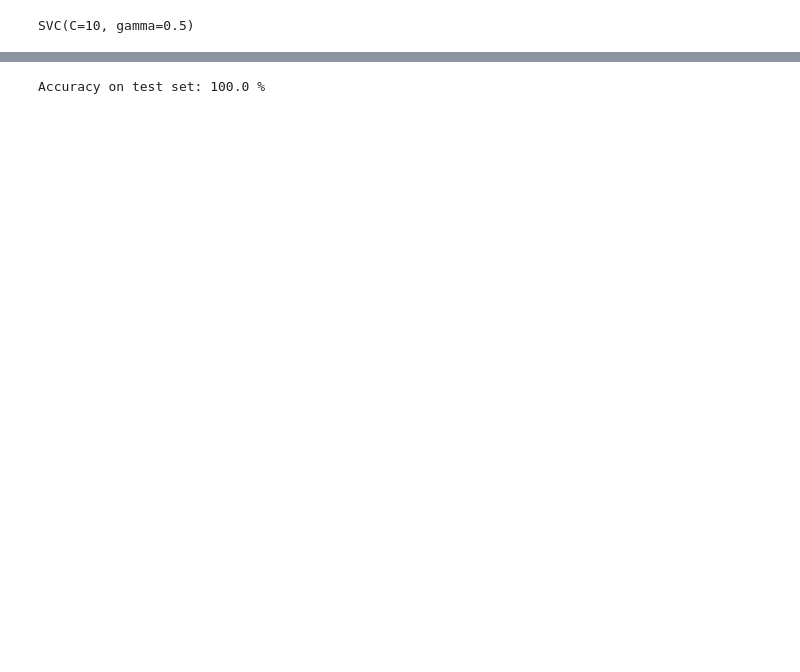
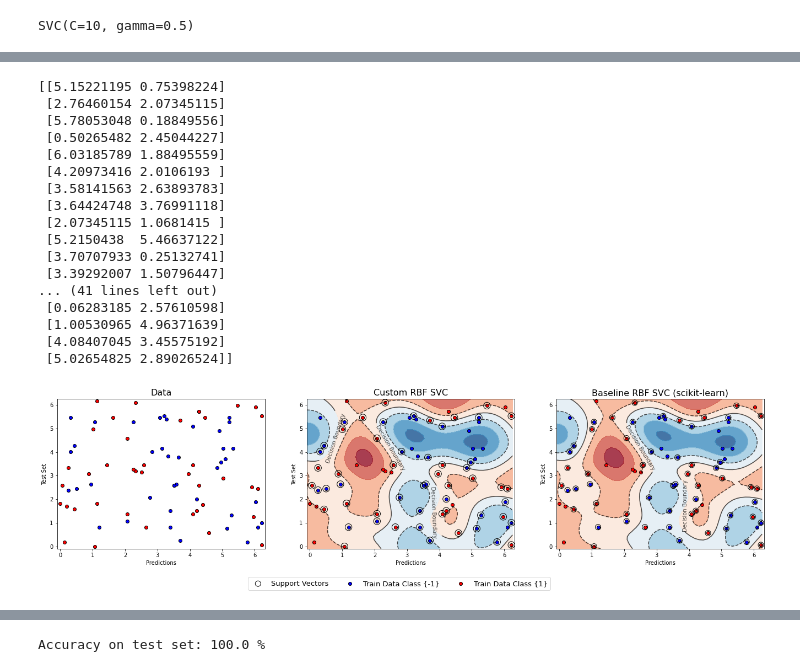
Before and after one commit to mforstenhaeusler/Quantum-Support-Vector-Machines, a Jupyter notebook: SVM-3.ipynb, the cells around one changed output, grey strips where cells are left out. Drawn from its saved outputs; the diff is of its cells as text; code cells hidden in the pictures; blank space fills up the shorter version.

```diff
--- a/SVM-3.ipynb
+++ b/SVM-3.ipynb
@@ -739,3 +796,30 @@ Accuracy on test set: 85.0 %
+# %%
+plot_kernel_SVC(
+    train_features,
+    train_labels,
+    [adhoc_rbf_SVC, adhoc_basline_rbf],
+    cmap,
+    titles=["Data", "Custom RBF SVC", "Baseline RBF SVC (scikit-learn)"],
+    kernel='rbf')
+# %% [output]
+[[5.15221195 0.75398224]
+ [2.76460154 2.07345115]
+ [5.78053048 0.18849556]
+ [0.50265482 2.45044227]
+ [6.03185789 1.88495559]
+ [4.20973416 2.0106193 ]
+ [3.58141563 2.63893783]
+ [3.64424748 3.76991118]
+ [2.07345115 1.0681415 ]
+ [5.2150438  5.46637122]
+ [3.70707933 0.25132741]
+ [3.39292007 1.50796447]
+... (41 lines left out)
+ [0.06283185 2.57610598]
+ [1.00530965 4.96371639]
+ [4.08407045 3.45575192]
+ [5.02654825 2.89026524]]
+[figure, added]
 # %%
 # set up quntum kernel
 quantum_kernelSVC = kernelSVC(quantum_params, kernel='quantum')
```
Also changed, not shown: parts of 36 cells of this notebook, 16 other files.
